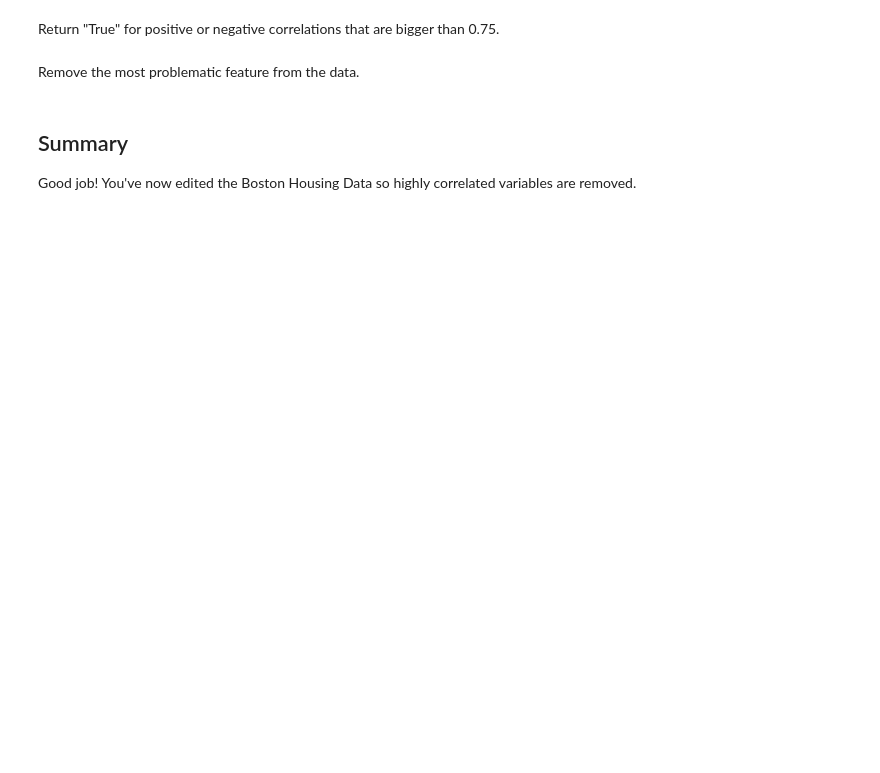
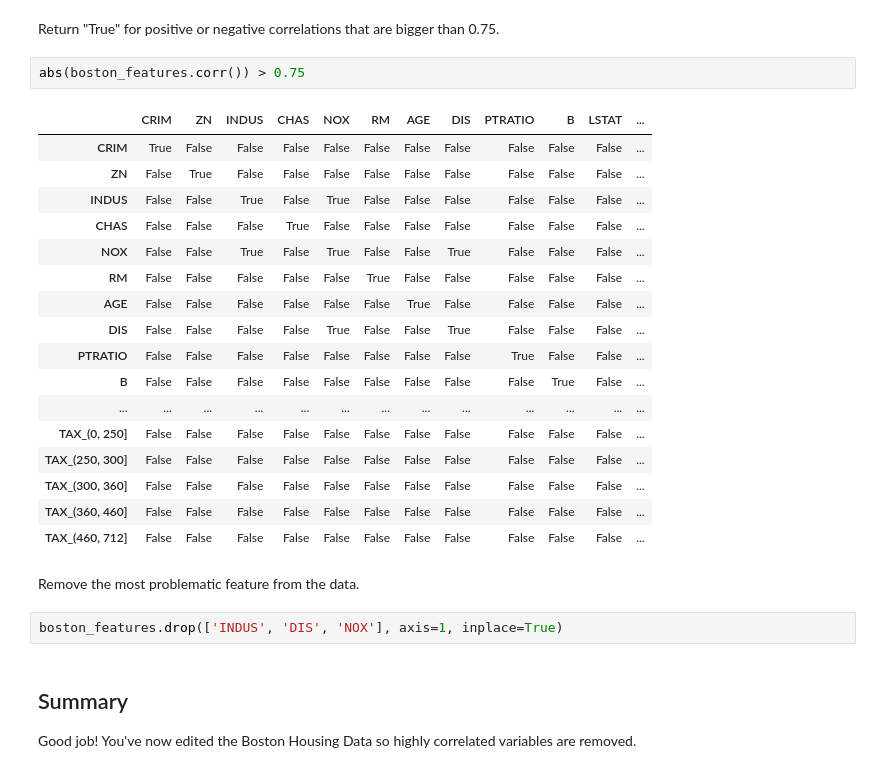
Before and after one commit to kemepley/dsc-multicollinearity-of-features---lab-dc-ds-career-042219, a Jupyter notebook: Multicolinearity of features lab.ipynb, the cells around one changed output. Cells and saved outputs as stored; diff of their text form; blank space fills up the shorter version.

```diff
--- a/Multicolinearity of features lab.ipynb
+++ b/Multicolinearity of features lab.ipynb
@@ -82,7 +118,29 @@ Next, let's look at the correlation matrix
 # %% [markdown]
 Return "True" for positive or negative correlations that are bigger than 0.75.
+# %%
+abs(boston_features.corr()) > 0.75
+# %% [output]
+|  | CRIM | ZN | INDUS | CHAS | NOX | RM | AGE | DIS | PTRATIO | B | LSTAT | ... |
+| CRIM | True | False | False | False | False | False | False | False | False | False | False | ... |
+| ZN | False | True | False | False | False | False | False | False | False | False | False | ... |
+| INDUS | False | False | True | False | True | False | False | False | False | False | False | ... |
+| CHAS | False | False | False | True | False | False | False | False | False | False | False | ... |
+| NOX | False | False | True | False | True | False | False | True | False | False | False | ... |
+| RM | False | False | False | False | False | True | False | False | False | False | False | ... |
+| AGE | False | False | False | False | False | False | True | False | False | False | False | ... |
+| DIS | False | False | False | False | True | False | False | True | False | False | False | ... |
+| PTRATIO | False | False | False | False | False | False | False | False | True | False | False | ... |
+| B | False | False | False | False | False | False | False | False | False | True | False | ... |
+| ... | ... | ... | ... | ... | ... | ... | ... | ... | ... | ... | ... | ... |
+| TAX_(0, 250] | False | False | False | False | False | False | False | False | False | False | False | ... |
+| TAX_(250, 300] | False | False | False | False | False | False | False | False | False | False | False | ... |
+| TAX_(300, 360] | False | False | False | False | False | False | False | False | False | False | False | ... |
+| TAX_(360, 460] | False | False | False | False | False | False | False | False | False | False | False | ... |
+| TAX_(460, 712] | False | False | False | False | False | False | False | False | False | False | False | ... |
 # %% [markdown]
 Remove the most problematic feature from the data.
+# %%
+boston_features.drop(['INDUS', 'DIS', 'NOX'], axis=1, inplace=True)
 # %% [markdown]
 ## Summary
 Good job! You've now edited the Boston Housing Data so highly correlated variables are removed.
```
Also changed, not shown: parts of 4 cells of this notebook.
